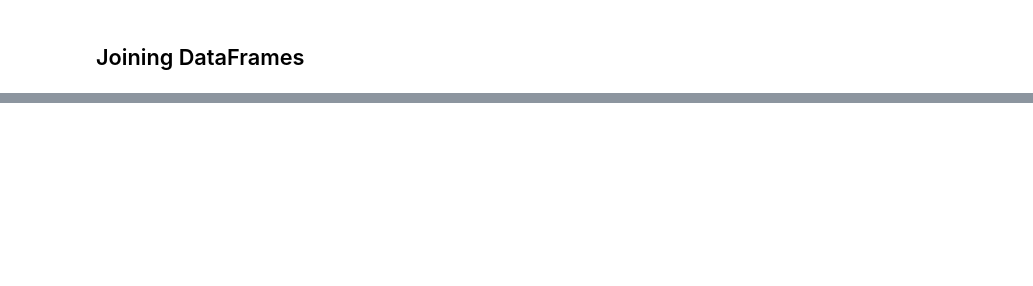
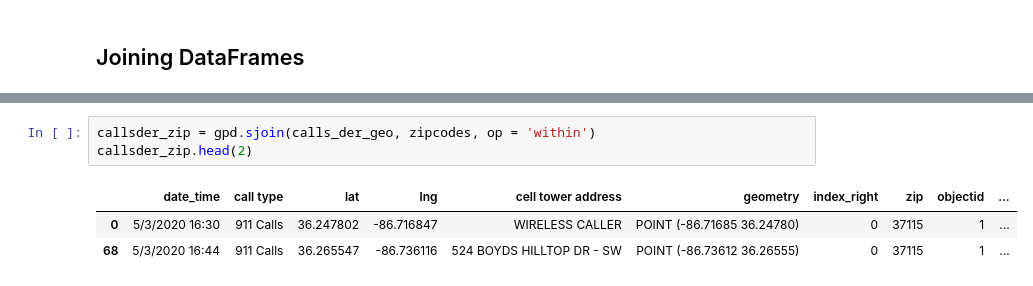
Before and after one commit to MrBardot/NSS-DDA2-metro-nashville-emergency, a Jupyter notebook: Metro_Emergency_Project.ipynb, the cells around one changed output, grey strips where cells are left out. Saved outputs shown, nothing was run; the diff lists cells and outputs as text; blank space fills up the shorter version.

Commit message:
Successfully joined dataframes, working on joining all together

```diff
--- a/Metro_Emergency_Project.ipynb
+++ b/Metro_Emergency_Project.ipynb
@@ -138,0 +146,7 @@ cad_tor_geo.head(2)
+# %%
+callsder_zip = gpd.sjoin(calls_der_geo, zipcodes, op = 'within')
+callsder_zip.head(2)
+# %% [output]
+|  | date_time | call type | lat | lng | cell tower address | geometry | index_right | zip | objectid | ... |
+| 0 | 5/3/2020 16:30 | 911 Calls | 36.247802 | -86.716847 | WIRELESS CALLER | POINT (-86.71685 36.24780) | 0 | 37115 | 1 | ... |
+| 68 | 5/3/2020 16:44 | 911 Calls | 36.265547 | -86.736116 | 524 BOYDS HILLTOP DR - SW | POINT (-86.73612 36.26555) | 0 | 37115 | 1 | ... |
```
Also changed, not shown: parts of 4 cells of this notebook.
